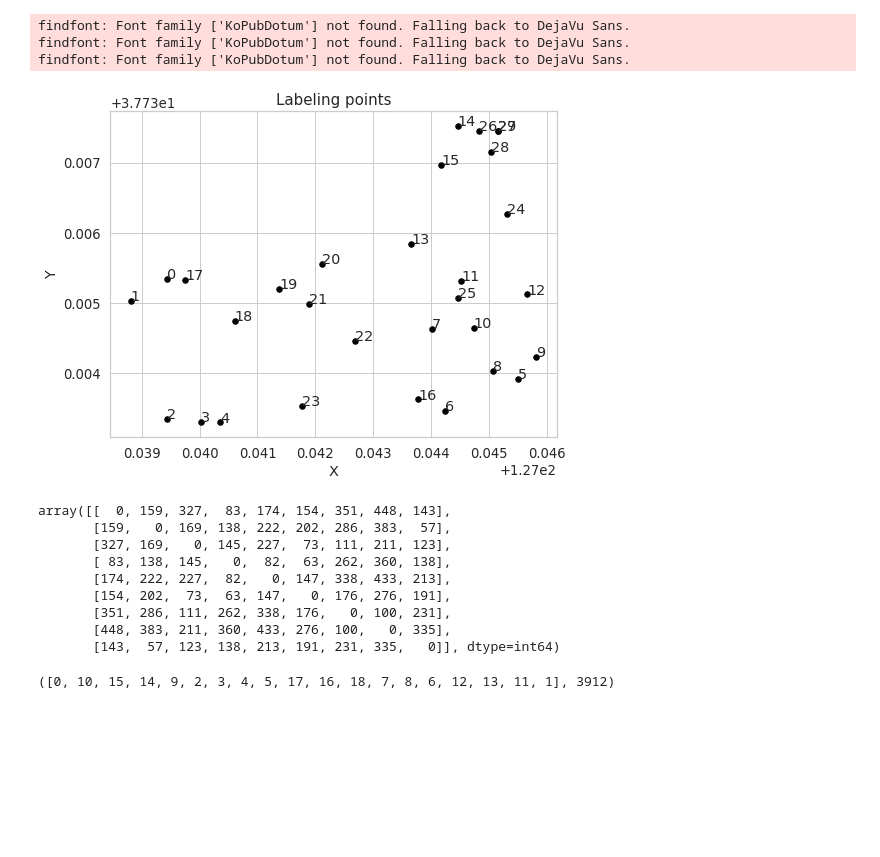
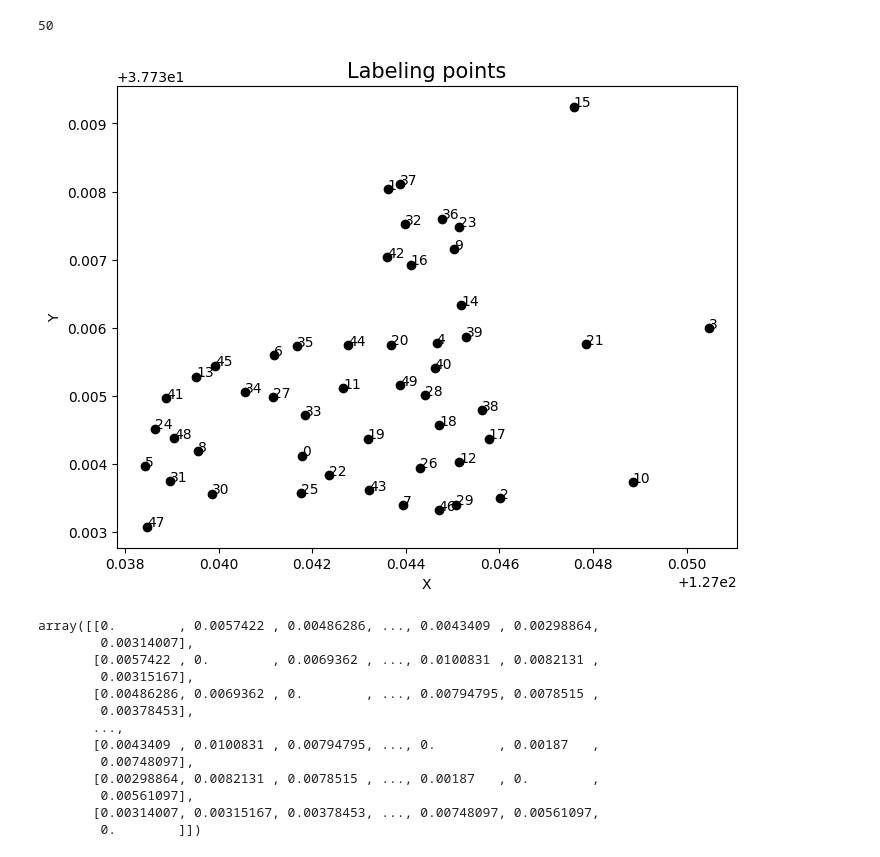
Before and after one commit to CSID-DGU/2023-1-SCS4031--, a Jupyter notebook: 2.알고리즘/SA.ipynb, the cells around one changed output. Saved outputs shown, nothing was run; the diff lists cells and outputs as text; code cells hidden in the pictures; blank space fills up the shorter version.

```diff
--- a/2.알고리즘/SA.ipynb
+++ b/2.알고리즘/SA.ipynb
@@ -178,27 +178,35 @@ import matplotlib.pyplot as plt
 import seaborn as sns
 import random as rd
 # %%
-df = pd.read_csv("위경도좌표.csv", encoding='cp949')
-sns.set(style='whitegrid', font='KoPubDotum', font_scale=1.2)
+# df = pd.read_csv("위경도좌표.csv", encoding='cp949')
+# sns.set(style='whitegrid', font='KoPubDotum', font_scale=1.2)
+# %%
+df = pd.read_excel("../1.데이터/20230323_clustering.xlsx")
+# print(df.iloc[:10,[2,1]].values)
+# df=df.iloc[:,[1,2]].values
+# df
 # %%
 X = df.iloc[:,[2]].values
 Y = df.iloc[:,[1]].values
 Z = np.hstack([X,Y])
+# %%
+len(Z)
+# %% [output]
+50
 # %%
-annotations=["0","1","2","3","4","5","6","7","8","9","10","11","12","13","14","15","16","17","18","19","20","21","22","23","24","25","26","27","28","29"]
+annotations=[]
+for i in range(len(Z)):
+    annotations.append(str(i))
 
 plt.figure(figsize=(8,6))
-plt.scatter(X,Y,s=30,color="black")
+plt.scatter(X,Y,color="black")
 plt.xlabel("X")
 plt.ylabel("Y")
 plt.title("Labeling points",fontsize=15)
 for i, label in enumerate(annotations):
     plt.text(X[i], Y[i],label)
 
 plt.show()
 # %% [output]
-findfont: Font family ['KoPubDotum'] not found. Falling back to DejaVu Sans.
-findfont: Font family ['KoPubDotum'] not found. Falling back to DejaVu Sans.
-findfont: Font family ['KoPubDotum'] not found. Falling back to DejaVu Sans.
-[figure, old version]
+[figure, new version]
 # %%
@@ -210,15 +217,0 @@ df = df.to_numpy()
-# %%
-df1 = pd.read_csv('cluster - clus4.csv')
-df1 = df1.drop(columns = ['Unnamed: 0'])
-df1 = df1.to_numpy()
-df1
-# %% [output]
-array([[  0, 159, 327,  83, 174, 154, 351, 448, 143],
-       [159,   0, 169, 138, 222, 202, 286, 383,  57],
-       [327, 169,   0, 145, 227,  73, 111, 211, 123],
-       [ 83, 138, 145,   0,  82,  63, 262, 360, 138],
-       [174, 222, 227,  82,   0, 147, 338, 433, 213],
-       [154, 202,  73,  63, 147,   0, 176, 276, 191],
-       [351, 286, 111, 262, 338, 176,   0, 100, 231],
-       [448, 383, 211, 360, 433, 276, 100,   0, 335],
-       [143,  57, 123, 138, 213, 191, 231, 335,   0]], dtype=int64)
@@ -225,8 +234,23 @@ array([[  0, 159, 327,  83, 174, 154, 351, 448, 143],
+# %%
+a = maker(df)
+a
+# %% [output]
+array([[0.        , 0.0057422 , 0.00486286, ..., 0.0043409 , 0.00298864,
+        0.00314007],
+       [0.0057422 , 0.        , 0.0069362 , ..., 0.0100831 , 0.0082131 ,
+        0.00315167],
+       [0.00486286, 0.0069362 , 0.        , ..., 0.00794795, 0.0078515 ,
+        0.00378453],
+       ...,
+       [0.0043409 , 0.0100831 , 0.00794795, ..., 0.        , 0.00187   ,
+        0.00748097],
+       [0.00298864, 0.0082131 , 0.0078515 , ..., 0.00187   , 0.        ,
+        0.00561097],
+       [0.00314007, 0.00315167, 0.00378453, ..., 0.00748097, 0.00561097,
+        0.        ]])
 # %%
-solve_tsp_simulated_annealing(
-    distance_matrix= df,
+result = solve_tsp_simulated_annealing(
+    distance_matrix= a,
     perturbation_scheme= "two_opt",
     alpha= 0.9,
-    max_processing_time = None)
+        max_processing_time = None)
-# %% [output]
-([0, 10, 15, 14, 9, 2, 3, 4, 5, 17, 16, 18, 7, 8, 6, 12, 13, 11, 1], 3912)
```
Also changed, not shown: parts of 10 cells of this notebook, 4 other files.
